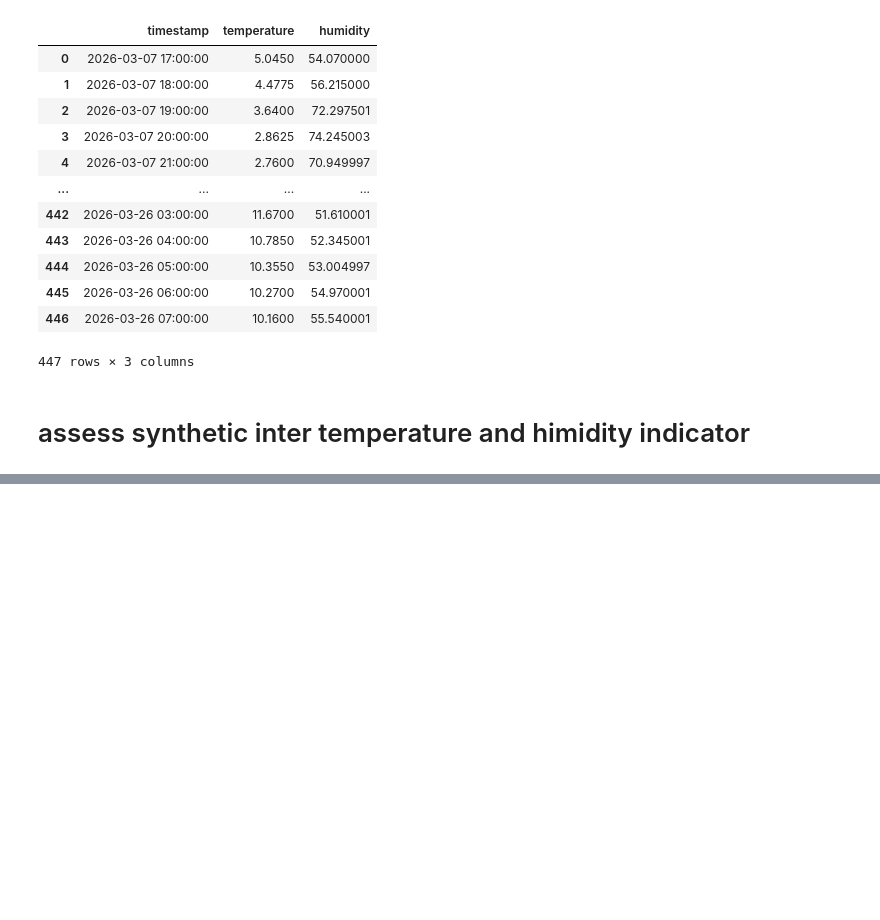
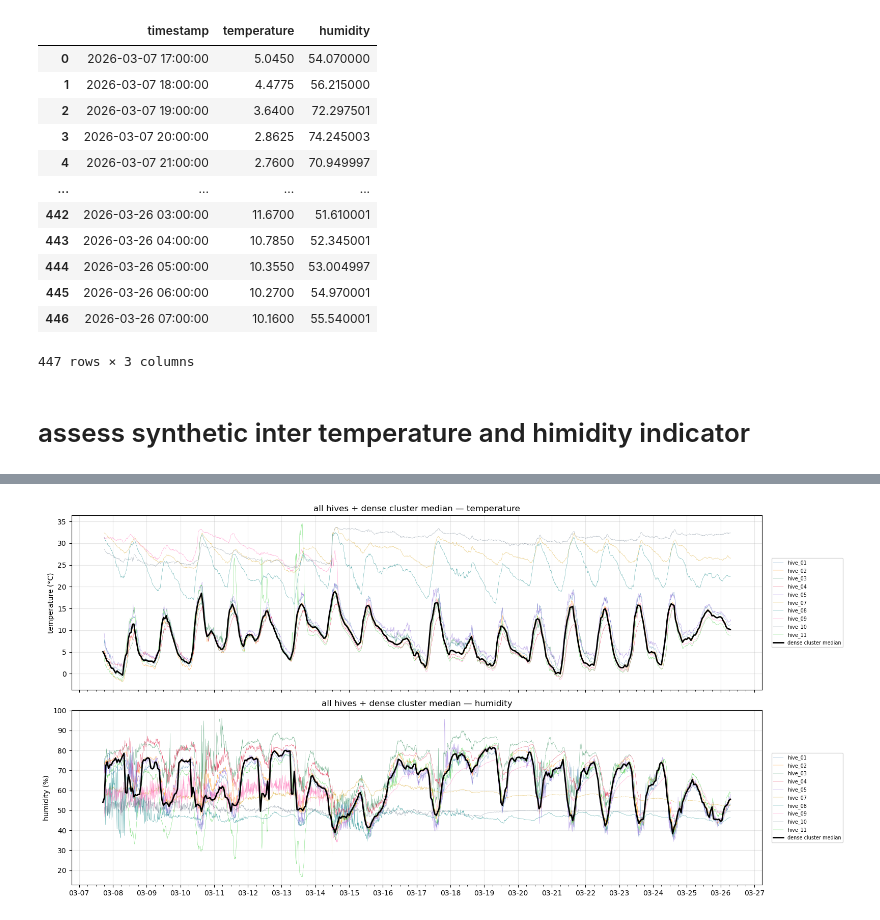
Before and after one commit to g-ameline/hive_navigator, a Jupyter notebook: python/notebooks/sensors.ipynb, the cells around one changed output, grey strips where cells are left out. Drawn from its saved outputs; the diff is of its cells as text; code cells hidden in the pictures; blank space fills up the shorter version.

```diff
--- a/python/notebooks/sensors.ipynb
+++ b/python/notebooks/sensors.ipynb
@@ -418,34 +431,37 @@ matplotlib.pyplot.show()
 # %%
 figure, (temp_axis, humid_axis) = matplotlib.pyplot.subplots(
     2, 1, figsize=(16, 8), sharex=True,
 )
 
 for hive_number, color in zip([1, 2, 3, 4, 5, 7, 8, 9, 10, 11], HIVE_COLORS):
     timestamps, temperatures, humidities = (
         hive_number
         | Pipe(paths.hive_sensors_filepath_from_hive_number)
         | Pipe(timestamps_and_temperatures_and_humidities_from_sensors_filepath)
     )
     label = f"hive_{hive_number:02d}"
-    temp_axis.plot(timestamps, temperatures, color=color, alpha=0.3, linewidth=0.3, label=label)
-    humid_axis.plot(timestamps, humidities, color=color, alpha=0.3, linewidth=0.3, label=label)
+    temp_axis.plot(timestamps, temperatures, color=color, alpha=0.8, linewidth=0.3, label=label)
+    humid_axis.plot(timestamps, humidities, color=color, alpha=0.8, linewidth=0.3, label=label)
 
 temp_axis.plot(hourly_dataframe['timestamp'], hourly_dataframe['temperature'], color='black', linewidth=2, label='dense cluster median')
 humid_axis.plot(hourly_dataframe['timestamp'], hourly_dataframe['humidity'], color='black', linewidth=2, label='dense cluster median')
 
 for axis in (temp_axis, humid_axis):
     axis.grid(True, alpha=0.3)
     axis.xaxis.set_major_locator(matplotlib.dates.DayLocator())
     axis.xaxis.set_minor_locator(matplotlib.dates.HourLocator(byhour=range(0, 24, 6)))
     axis.xaxis.set_major_formatter(matplotlib.dates.DateFormatter('%m-%d'))
     axis.legend(fontsize=7, ncol=1, loc='center left', bbox_to_anchor=(1.01, 0.5))
 
 temp_axis.set_ylabel('temperature (°C)')
 temp_axis.set_title('all hives + dense cluster median — temperature')
 humid_axis.set_ylabel('humidity (%)')
 humid_axis.set_title('all hives + dense cluster median — humidity')
 figure.tight_layout()
 matplotlib.pyplot.show()
+figure.savefig(paths.pictures_folderpath + 'ambient_aggreagation' , dpi=150)
+# %% [output]
+[figure, added]
 # %%
 for hive_number in [1, 2, 3, 4, 5, 7, 8, 9, 10, 11]:
     timestamps, _, _ = (
```
Also changed, not shown: parts of 13 cells of this notebook, 3 other files.
